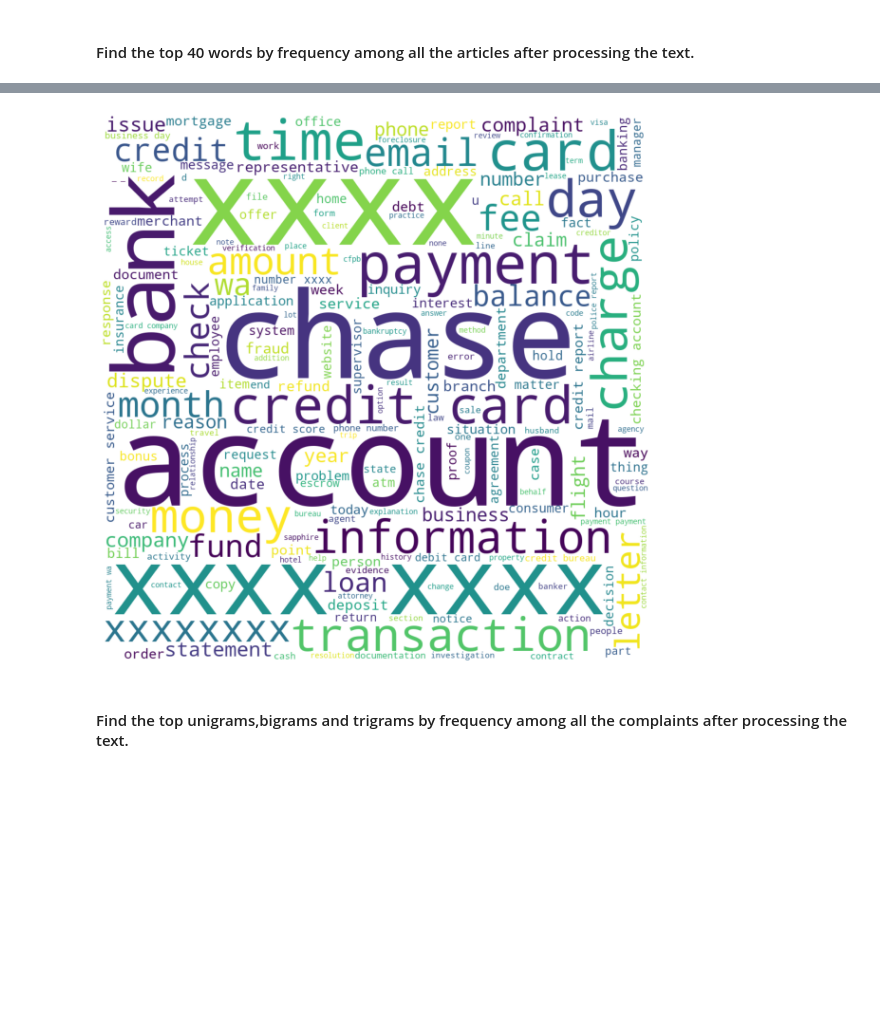
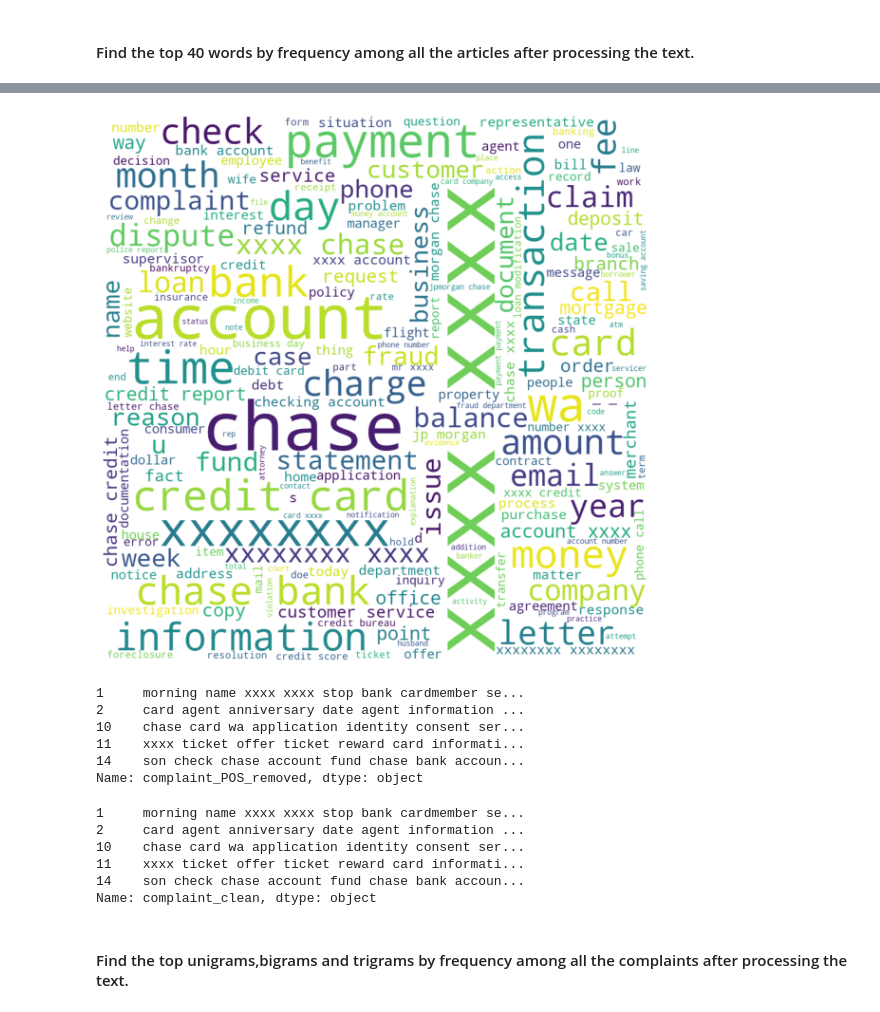
Before and after one commit to sreedevigattu/ticketclass, a Jupyter notebook: Automatic_Ticket_Classification_Assignment.ipynb, the cells around one changed output, grey strips where cells are left out. Saved outputs shown, nothing was run; the diff lists cells and outputs as text; code cells hidden in the pictures; blank space fills up the shorter version.

Commit message:
replaced xxxx

```diff
--- a/Automatic_Ticket_Classification_Assignment.ipynb
+++ b/Automatic_Ticket_Classification_Assignment.ipynb
@@ -56,7 +56,7 @@ from pprint import pprint
 # %%
 import missingno as msno
 
-SAMPLE_SIZE = 350
+SAMPLE_SIZE = 1000
 
 def percent(val, total):
     return round(100 * val/total, 2)
@@ -376,6 +376,7 @@ count = 0
 TRACE_IN_N_LINES = 200
 #for review in tqdm(df_clean['complaint_lemma'].to_list()[0:1000]):
 NOUNS = []
+POS_TAGS = {}
 for index, row in tqdm(df_clean.iterrows()):
     nouns = []
     count += 1
@@ -385,13 +386,18 @@ for index, row in tqdm(df_clean.iterrows()):
     review = ' '.join(review)
     doc = nlp(review)
     for tok in doc:
-        if tok.pos_=="NOUN":
+        POS_TAGS[tok.pos_] = 1
+        if tok.pos_ in ['NOUN', 'PROPN']: #'PRON',
             nouns.append(tok.lemma_)
 
     printOnceInNTimes(f"NOUNS: {nouns[:20]}", count, TRACE_IN_N_LINES)
+    nouns = " ".join(nouns)
+    printOnceInNTimes(f"NOUNS: {nouns[:20]}", count, TRACE_IN_N_LINES)
+
     NOUNS.append(nouns)
     printOnceInNTimes("", count, TRACE_IN_N_LINES)
 
+print(POS_TAGS.keys())
 df_clean['complaint_POS_removed'] = NOUNS
 # %% [output]
 200: LEMMA: ['in', 'a', 'computer', 'wa', 'purchased', 'from', 'amazon', 'the', 'item', 'wa', 'defective', 'and', 'returned', 'day', 'after', 'in', 'via', 'xxxx', 'with', 'tracking']
@@ -423,4 +444,4 @@ Write the code in this task to perform the following:
 # Using a word cloud find the top 40 words by frequency among all the articles after processing the text
 comment_words = ""
 for words in df_clean['complaint_POS_removed'].tolist():
-    comment_words += " ".join(words)
+    comment_words += words
@@ -429,19 +448,32 @@ for words in df_clean['complaint_POS_removed'].tolist():
 # %%
 from wordcloud import WordCloud, STOPWORDS
 stopwords = set(STOPWORDS)
-#comment_words = "Using a word cloud find the top 40 words by frequency among all the articles after processing the text"
-wordcloud = WordCloud(width = 1000, height = 1000,
-                background_color ='white',
-                stopwords = stopwords,
-                min_font_size = 10).generate(comment_words)
 
-# plot the WordCloud image
-plt.figure(figsize = (8, 8), facecolor = None)
-plt.imshow(wordcloud)
-plt.axis("off")
-plt.tight_layout(pad = 0)
-plt.show()
+def plotWordCloud(words):
+    wordcloud = WordCloud(width = 1000, height = 1000,
+                    background_color ='white',
+                    stopwords = stopwords,
+                    min_font_size = 10).generate(words)
+
+    # plot the WordCloud image
+    plt.figure(figsize = (8, 8), facecolor = None)
+    plt.imshow(wordcloud)
+    plt.axis("off")
+    plt.tight_layout(pad = 0)
+    plt.show()
+
+#words = "Using a word cloud find the top 40 words by frequency among all the articles after processing the text"
+plotWordCloud(comment_words)
 # %% [output]
-[figure, old version]
+[figure, new version]
+# %%
+df_clean['complaint_POS_removed'].head()
+# %% [output]
+1     morning name xxxx xxxx stop bank cardmember se...
+2     card agent anniversary date agent information ...
+10    chase card wa application identity consent ser...
+11    xxxx ticket offer ticket reward card informati...
+14    son check chase account fund chase bank accoun...
+Name: complaint_POS_removed, dtype: object
 # %%
 # Removing -PRON- from the text corpus
@@ -449,3 +481,12 @@ df_clean['Complaint_clean'] = df_clean['complaint_POS_removed'].str.replace('-PR
+# %%
+df_clean['complaint_clean'].head()
+# %% [output]
+1     morning name xxxx xxxx stop bank cardmember se...
+2     card agent anniversary date agent information ...
+10    chase card wa application identity consent ser...
+11    xxxx ticket offer ticket reward card informati...
+14    son check chase account fund chase bank accoun...
+Name: complaint_clean, dtype: object
 # %% [markdown]
 #### Find the top unigrams,bigrams and trigrams by frequency among all the complaints after processing the text.
 # %%
```
Also changed, not shown: parts of 14 cells of this notebook.
